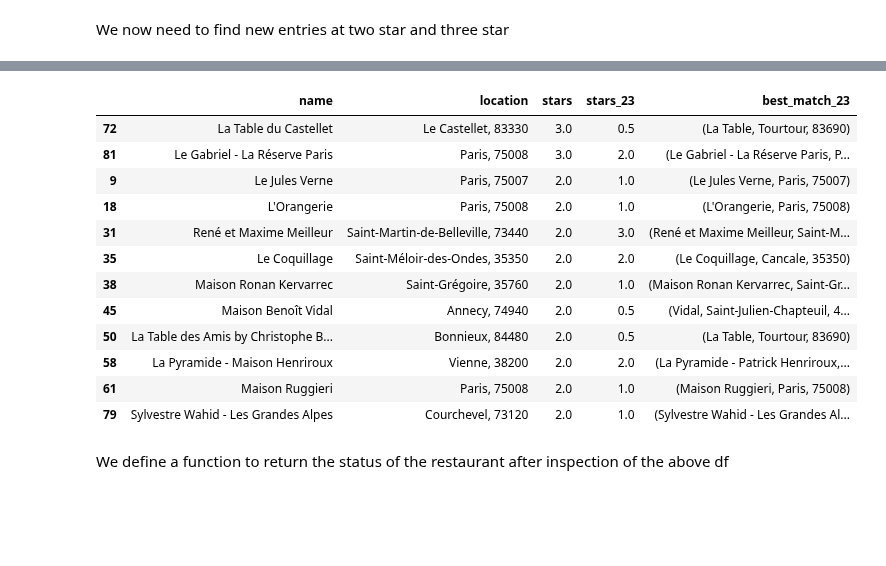
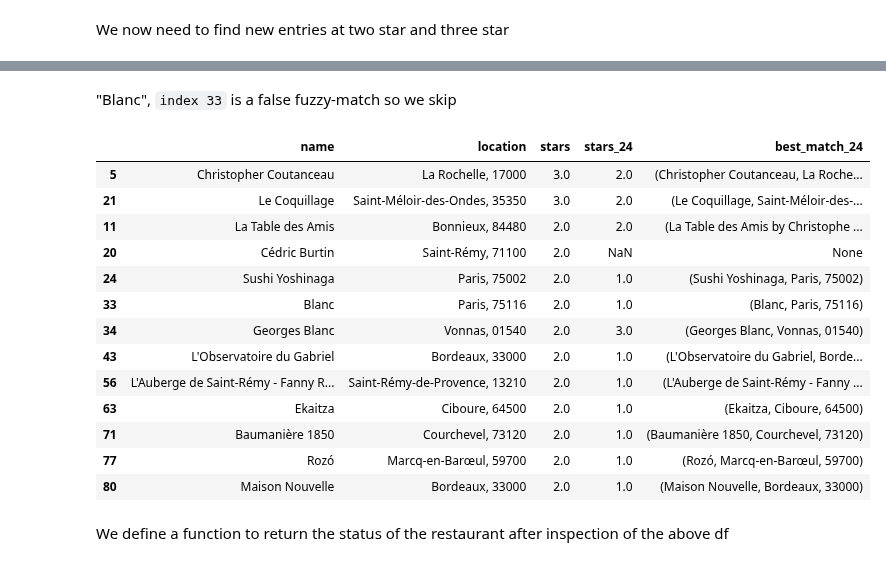
Before and after one commit to pineapple-bois/Michelin_Rated_Restaurants, a Jupyter notebook: Years/2025/Notebooks/France/France_Changes.ipynb, the cells around one changed output, grey strips where cells are left out. Saved outputs shown, nothing was run; the diff lists cells and outputs as text; code cells hidden in the pictures; blank space fills up the shorter version.

```diff
--- a/Years/2025/Notebooks/France/France_Changes.ipynb
+++ b/Years/2025/Notebooks/France/France_Changes.ipynb
@@ -148,8 +161,8 @@ france_23.loc[4, 'name'] = 'Restaurant Marcon'
 # %%
-# Iterate over these rows to update the names in france_23
+# Iterate over these rows to update the names in france_24
 for _, row in high_similarity_rows.iterrows():
-    # Update france_23 where the url and location match
-    france_23.loc[(france_23['address'] == row['address_23']) & (france_23['location'] == row['location']), 'name'] = row['name_24']
+    # Update france_24 where the url and location match
+    france_24.loc[(france_24['address'] == row['address_24']) & (france_25['location'] == row['location']), 'name'] = row['name_25']
 # %% [markdown]
 ---
 &nbsp;
@@ -231,6 +266,6 @@ def get_matches(new_entry, old_data):
     return high_score_matches
 # %%
 # Apply fuzzy matching to the new high-star restaurants
-new_high_stars['matches_in_23'] = new_high_stars.apply(lambda x: get_matches(x, france_23), axis=1)
+new_high_stars['matches_in_24'] = new_high_stars.apply(lambda x: get_matches(x, france_24), axis=1)
 # %%
 # Display results
@@ -252,35 +288,46 @@ new_high_stars[['name', 'location', 'stars', 'matches_in_23']]
+# %% [markdown]
+"Blanc", `index 33` is a false fuzzy-match so we skip
 # %%
 # Create a function to perform fuzzy matching and return the best match above the threshold
 def get_best_match(new_entry, old_data):
-    # Use fuzzywuzzy's process.extractOne to get the best match with its score
-    best_match, score, index = process.extractOne(new_entry['name'], old_data['name'], scorer=fuzz.token_set_ratio)
+    # Get all top matches
+    matches = process.extract(new_entry['name'], old_data['name'], scorer=fuzz.token_set_ratio, limit=10)
 
-    # Check if the match score is above the threshold and return the match and corresponding star rating
+    for name, score, index in matches:
+        # If the score is perfect and it's an exact name match, use it immediately
+        if score == 100 and name.strip().lower() == new_entry['name'].strip().lower():
+            return (name, old_data.iloc[index]['location']), score, old_data.iloc[index]['stars']
+
+    # Otherwise, return the top match if score passes threshold
+    best_match, score, index = matches[0]
     if score >= threshold:
         return (old_data.iloc[index]['name'], old_data.iloc[index]['location']), score, old_data.iloc[index]['stars']
     else:
         return None, None, None
 # %%
 # Apply fuzzy matching to the new high-star restaurants
-new_high_stars[['best_match_23', 'match_score_23', 'stars_23']] = new_high_stars.apply(
-    lambda x: get_best_match(x, france_23), axis=1, result_type='expand')
+new_high_stars[['best_match_24', 'match_score_24', 'stars_24']] = new_high_stars.apply(
+    lambda x: get_best_match(x, france_24),
+    axis=1, result_type='expand'
+)
 
 # Display results
-new_high_stars[['name', 'location', 'stars', 'stars_23', 'best_match_23']]
+new_high_stars[['name', 'location', 'stars', 'stars_24', 'best_match_24']]
 # %% [output]
-|  | name | location | stars | stars_23 | best_match_23 |
-| 72 | La Table du Castellet | Le Castellet, 83330 | 3.0 | 0.5 | (La Table, Tourtour, 83690) |
-| 81 | Le Gabriel - La Réserve Paris | Paris, 75008 | 3.0 | 2.0 | (Le Gabriel - La Réserve Paris, P... |
-| 9 | Le Jules Verne | Paris, 75007 | 2.0 | 1.0 | (Le Jules Verne, Paris, 75007) |
-| 18 | L'Orangerie | Paris, 75008 | 2.0 | 1.0 | (L'Orangerie, Paris, 75008) |
-| 31 | René et Maxime Meilleur | Saint-Martin-de-Belleville, 73440 | 2.0 | 3.0 | (René et Maxime Meilleur, Saint-M... |
-| 35 | Le Coquillage | Saint-Méloir-des-Ondes, 35350 | 2.0 | 2.0 | (Le Coquillage, Cancale, 35350) |
-| 38 | Maison Ronan Kervarrec | Saint-Grégoire, 35760 | 2.0 | 1.0 | (Maison Ronan Kervarrec, Saint-Gr... |
-| 45 | Maison Benoît Vidal | Annecy, 74940 | 2.0 | 0.5 | (Vidal, Saint-Julien-Chapteuil, 4... |
-| 50 | La Table des Amis by Christophe B... | Bonnieux, 84480 | 2.0 | 0.5 | (La Table, Tourtour, 83690) |
-| 58 | La Pyramide - Maison Henriroux | Vienne, 38200 | 2.0 | 2.0 | (La Pyramide - Patrick Henriroux,... |
-| 61 | Maison Ruggieri | Paris, 75008 | 2.0 | 1.0 | (Maison Ruggieri, Paris, 75008) |
-| 79 | Sylvestre Wahid - Les Grandes Alpes | Courchevel, 73120 | 2.0 | 1.0 | (Sylvestre Wahid - Les Grandes Al... |
+|  | name | location | stars | stars_24 | best_match_24 |
+| 5 | Christopher Coutanceau | La Rochelle, 17000 | 3.0 | 2.0 | (Christopher Coutanceau, La Roche... |
+| 21 | Le Coquillage | Saint-Méloir-des-Ondes, 35350 | 3.0 | 2.0 | (Le Coquillage, Saint-Méloir-des-... |
+| 11 | La Table des Amis | Bonnieux, 84480 | 2.0 | 2.0 | (La Table des Amis by Christophe ... |
+| 20 | Cédric Burtin | Saint-Rémy, 71100 | 2.0 | NaN | None |
+| 24 | Sushi Yoshinaga | Paris, 75002 | 2.0 | 1.0 | (Sushi Yoshinaga, Paris, 75002) |
+| 33 | Blanc | Paris, 75116 | 2.0 | 1.0 | (Blanc, Paris, 75116) |
+| 34 | Georges Blanc | Vonnas, 01540 | 2.0 | 3.0 | (Georges Blanc, Vonnas, 01540) |
+| 43 | L'Observatoire du Gabriel | Bordeaux, 33000 | 2.0 | 1.0 | (L'Observatoire du Gabriel, Borde... |
+| 56 | L'Auberge de Saint-Rémy - Fanny R... | Saint-Rémy-de-Provence, 13210 | 2.0 | 1.0 | (L'Auberge de Saint-Rémy - Fanny ... |
+| 63 | Ekaitza | Ciboure, 64500 | 2.0 | 1.0 | (Ekaitza, Ciboure, 64500) |
+| 71 | Baumanière 1850 | Courchevel, 73120 | 2.0 | 1.0 | (Baumanière 1850, Courchevel, 73120) |
+| 77 | Rozó | Marcq-en-Barœul, 59700 | 2.0 | 1.0 | (Rozó, Marcq-en-Barœul, 59700) |
+| 80 | Maison Nouvelle | Bordeaux, 33000 | 2.0 | 1.0 | (Maison Nouvelle, Bordeaux, 33000) |
 # %% [markdown]
 We define a function to return the status of the restaurant after inspection of the above df
 # %%
```
Also changed, not shown: parts of 28 cells of this notebook, 2 other files.
